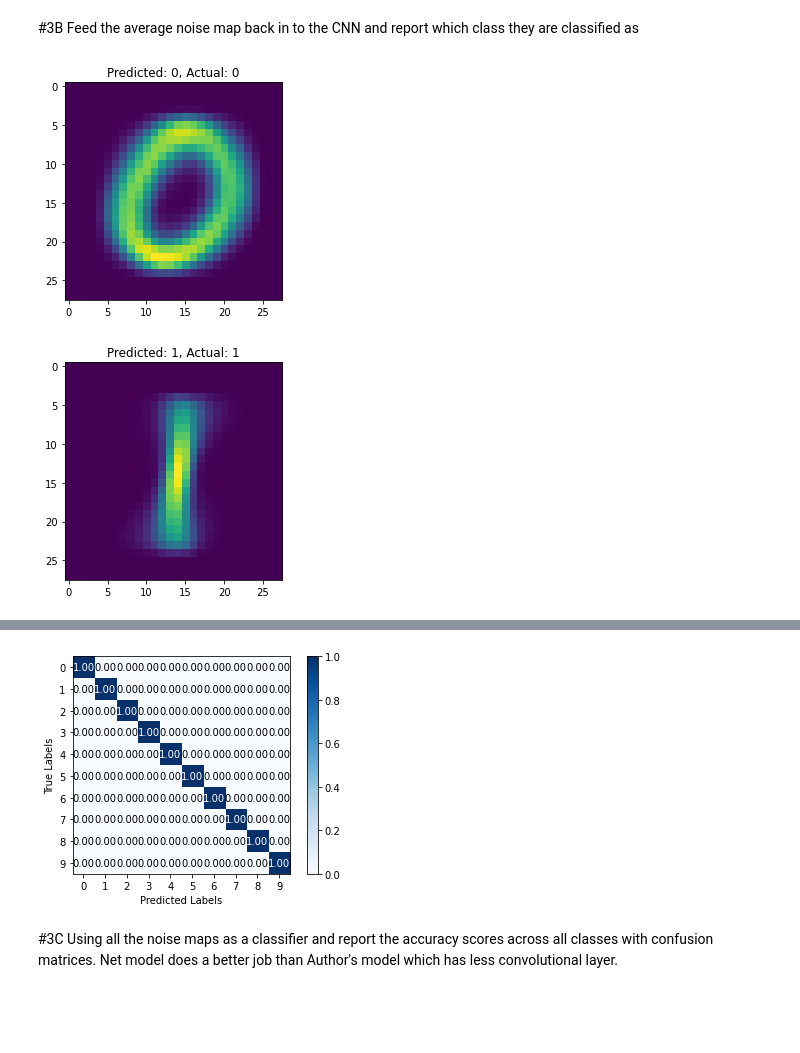
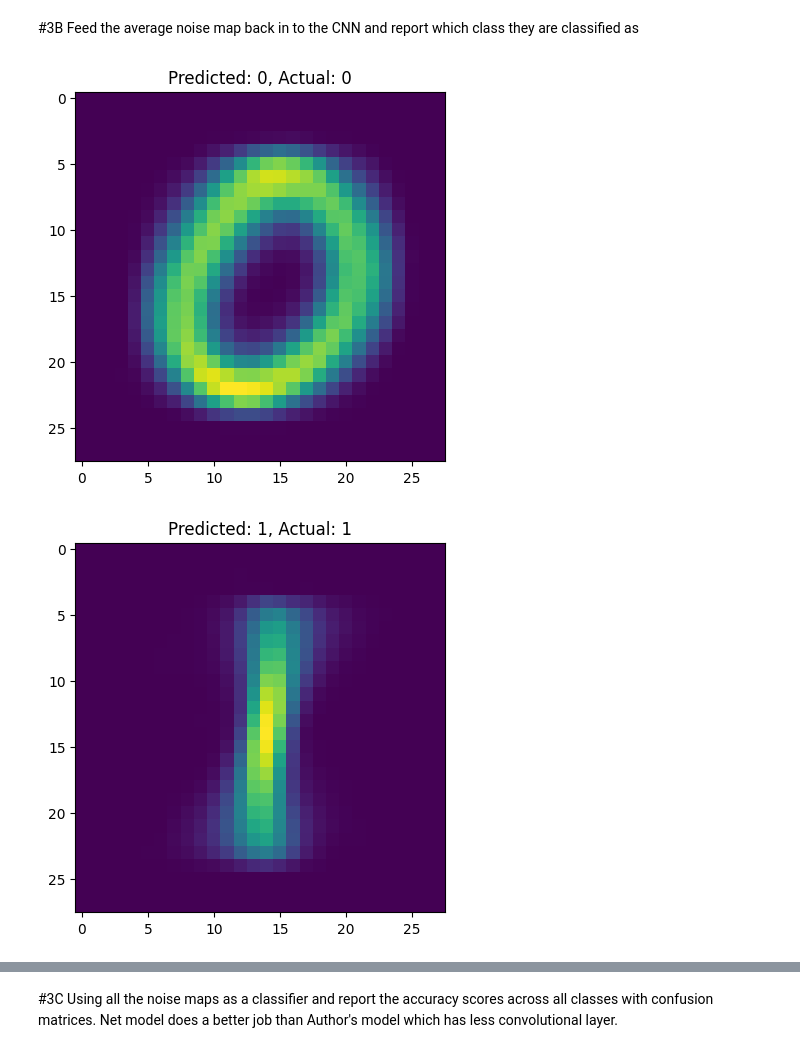
Before and after one commit to phycem/White-Noise-Analysis-of-Convolutional-Neural-Networks--MNIST--Fashion-MNIST, a Jupyter notebook: Net_model_MNIST.ipynb, the cells around one changed output, grey strips where cells are left out. Drawn from its saved outputs; the diff is of its cells as text; code cells hidden in the pictures; blank space fills up the shorter version.

```diff
--- a/Net_model_MNIST.ipynb
+++ b/Net_model_MNIST.ipynb
@@ -248,3 +249,8 @@ Net.compile(optimizer='adam', loss='sparse_categorical_crossentropy', metrics=['
 
 # Load best weights
 Net.load_weights('best_model.h5')
+# %%
+new_model = tf.keras.models.load_model('/content/best_model.h5')
+
+# Check its architecture
+new_model.summary()
@@ -265,62 +292,36 @@ y_pred = []
 y_true = []
 for digit in digits:
     test_tensor = tf.convert_to_tensor((avgd_noise_maps[digit])[None,...], dtype=tf.float32)
-    output = Net(test_tensor)
+    output = new_model(test_tensor)
 
     # Get the predicted class and corresponding probability
     probs = tf.nn.softmax(output, axis=1)
     max_prob = tf.reduce_max(probs, axis=1)
     pred_class = tf.argmax(probs, axis=1)
 
     # Filter out predictions with low confidence
     if tf.greater_equal(max_prob, threshold):
         # Convert the noise map to an image
         noise_map = avgd_noise_maps[digit]
         img = (noise_map * 255)
         # Append the predicted and true labels
         y_pred.append(pred_class.numpy()[0])
         y_true.append(digit)
          # Display the image with the predicted and actual class labels
         plt.imshow(img)
         plt.title(f"Predicted: {pred_class.numpy()[0]}, Actual: {digit}")
         plt.show()
 
 
 
 # Generate the classification report
 report = classification_report(y_true, y_pred)
 print(report)
 
 
 # Calculate the accuracy score
 accuracy = accuracy_score(y_true, y_pred)
 print('Accuracy:', accuracy)
-
-# Generate the confusion matrix
-cm = confusion_matrix(y_true, y_pred, normalize='true')
-
-# Plot the confusion matrix
-plt.imshow(cm, cmap='Blues')
-plt.colorbar()
-
-# Add labels to the plot
-classes = [str(i) for i in range(10)]
-tick_marks = np.arange(len(classes))
-plt.xticks(tick_marks, classes)
-plt.yticks(tick_marks, classes)
-plt.xlabel('Predicted Labels')
-plt.ylabel('True Labels')
-
-# Add values to the plot
-thresh = cm.max() / 2.
-for i in range(cm.shape[0]):
-    for j in range(cm.shape[1]):
-        plt.text(j, i, format(cm[i, j], '.2f'),
-                 ha="center", va="center",
-                 color="white" if cm[i, j] > thresh else "black")
-
-# Show the plot
-plt.show()
 # %% [output]
-[figure, old version]
+[figure, new version]
-[figure, old version]
+[figure, new version]
@@ -350,7 +351,6 @@ plt.show()
 weighted avg       1.00      1.00      1.00        10
 
 Accuracy: 1.0
-[figure, removed]
 # %% [markdown]
 #3C Using all the noise maps as a classifier and report the accuracy scores across all classes with confusion matrices. Net model does a better job than Author's model which has less convolutional layer.
 # %%
```
Also changed, not shown: parts of 9 cells of this notebook.
